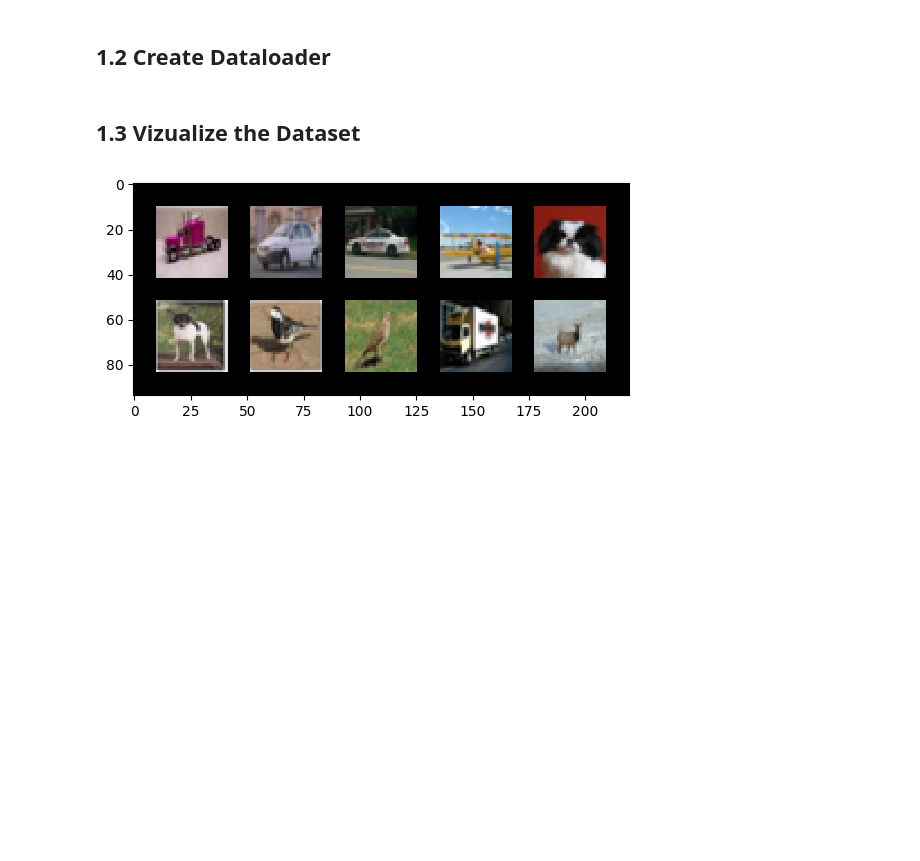
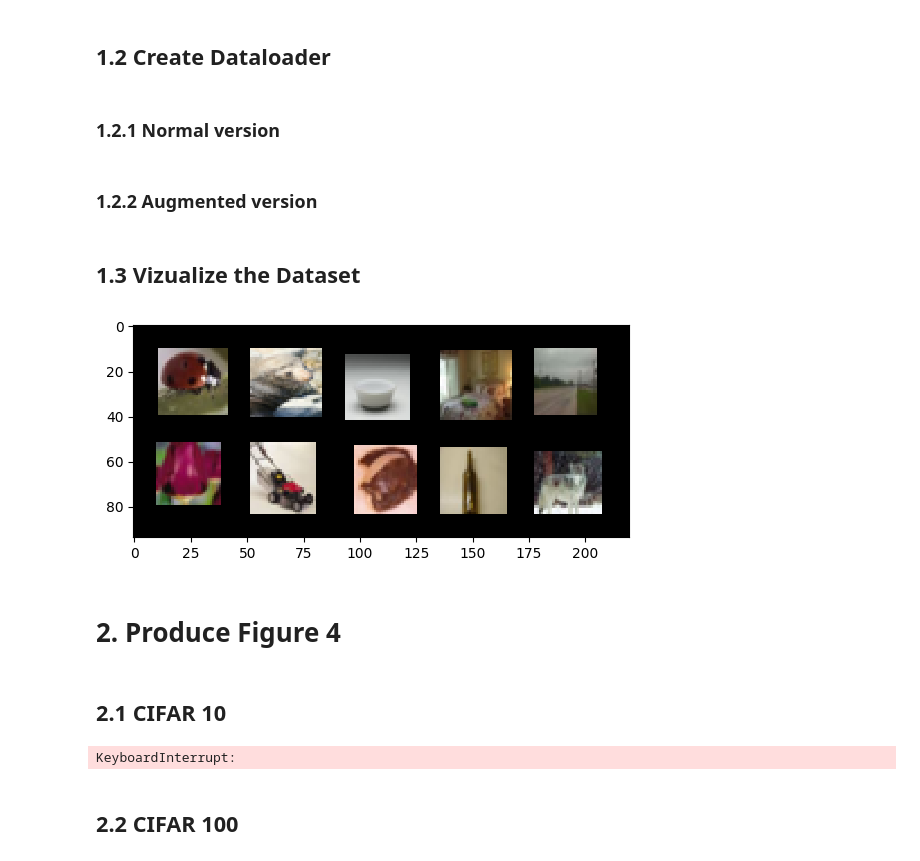
Before and after one commit to roduit/EE-411-FOIL-Project, a Jupyter notebook: source/main.ipynb, the cells around one changed output. Drawn from its saved outputs; the diff is of its cells as text; code cells hidden in the pictures; blank space fills up the shorter version.

```diff
--- a/source/main.ipynb
+++ b/source/main.ipynb
@@ -53,3 +119,5 @@ Files already downloaded and verified
 # %% [markdown]
 ## 1.2 Create Dataloader
+# %% [markdown]
+### 1.2.1 Normal version
 # %%
@@ -69,13 +151,73 @@ test_dataloader = torch.utils.data.DataLoader(
+# %% [markdown]
+### 1.2.2 Augmented version
+# %%
+CIFAR_10_train_dataloader_aug = torch.utils.data.DataLoader(
+    dataset=CIFAR_10_train_dataset_aug,
+    batch_size=constants.BATCH_SIZE,
+    shuffle=True,
+    num_workers=2)
+
+
+# Construct the dataloader for the testing dataset.
+CIFAR_10_test_dataloader_aug = torch.utils.data.DataLoader(
+    dataset=CIFAR_10_test_dataset_aug,
+    batch_size=constants.TEST_BATCH_SIZE,
+    shuffle=False,
+    num_workers=2)
+
+CIFAR_100_train_dataloader_aug = torch.utils.data.DataLoader(
+    dataset=CIFAR_100_train_dataset_aug,
+    batch_size=constants.BATCH_SIZE,
+    shuffle=True,
+    num_workers=2)
+
+
+# Construct the dataloader for the testing dataset.
+CIFAR_100_test_dataloader_aug = torch.utils.data.DataLoader(
+    dataset=CIFAR_100_test_dataset_aug,
+    batch_size=constants.TEST_BATCH_SIZE,
+    shuffle=False,
+    num_workers=2)
 # %% [markdown]
 ## 1.3 Vizualize the Dataset
 # %%
-images = next(iter(train_dataloader))[0][:10]
+images = next(iter(CIFAR_100_train_dataloader_aug))[0][:10]
 grid = torchvision.utils.make_grid(images, nrow=5, padding=10)
 
 def show(img):
     npimg = img.numpy()
     plt.imshow(np.transpose(npimg, (1,2,0)), interpolation='nearest')
 
 show(grid)
 # %% [output]
-[figure, old version]
+[figure, new version]
+# %% [markdown]
+# 2. Produce Figure 4
+# %% [markdown]
+## 2.1 CIFAR 10
+# %%
+width_model_list = np.linspace(1, 64, 20,dtype=int)
+
+train_losses = []
+test_losses = []
+accuracies = []
+
+for width in width_model_list:
+    ResNet = make_resnet18k(k=width)
+    cnn = ResNet.to(constants.DEVICE)
+    optimizer = torch.optim.SGD(cnn.parameters(), lr=constants.Adam_LR)
+    losses = fit(
+        model=cnn,
+        train_dataloader=CIFAR_10_train_dataloader,
+        optimizer=optimizer,
+        epochs=constants.NUM_EPOCHS,
+        device=constants.DEVICE
+    )
+    test_loss, acc = predict(model=cnn, test_dataloader=test_dataloader, device=DEVICE)
+    train_losses.append(losses)
+    test_losses.append(test_loss)
+    accuracies.append(acc)
+# %% [output]
+KeyboardInterrupt:
+# %% [markdown]
+## 2.2 CIFAR 100
```
Also changed, not shown: parts of 8 cells of this notebook, 2 other files.
